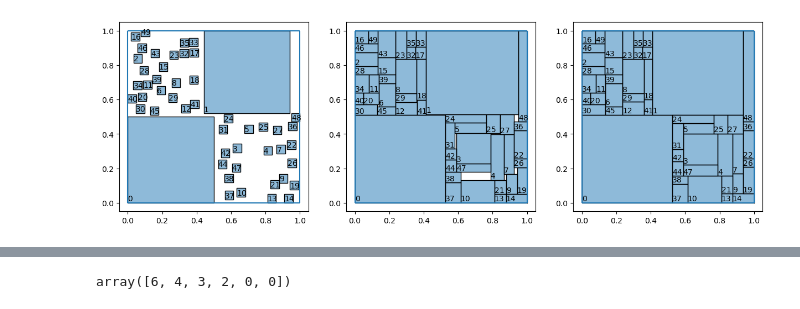
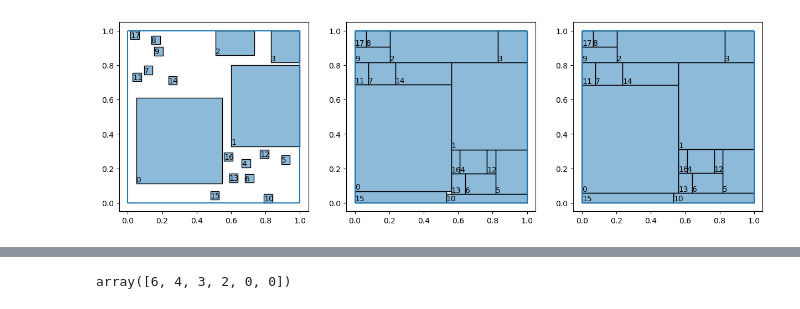
Before and after one commit to Polatucha16/SquareDivision, a Jupyter notebook: square_division_example.ipynb, the cells around one changed output, grey strips where cells are left out. Drawn from its saved outputs; the diff is of its cells as text; code cells hidden in the pictures.

```diff
--- a/square_division_example.ipynb
+++ b/square_division_example.ipynb
@@ -1,13 +1,13 @@
 # %%
 import numpy as np
 from SquareDivision.src.rectangle_class import Rectangulation
 
-rects = Rectangulation(config={'seed' : 1000000000000001})# 1000000000000001})#123456})
-rects.execute(num=200)
+rects = Rectangulation(config={'seed' : 1236})# 1000000000000001})#123456})
+rects.execute(num=50)
 rects.prepare_constraints(keep_feasible=True)
 rects.close_holes()
 
 rects.draw(disjoint=True, inflated=True, closed=True)
 # %% [output]
-[figure, old version]
+[figure, new version]
 # %%
```
Also changed, not shown: parts of 1 cell of this notebook, 1 other file.
